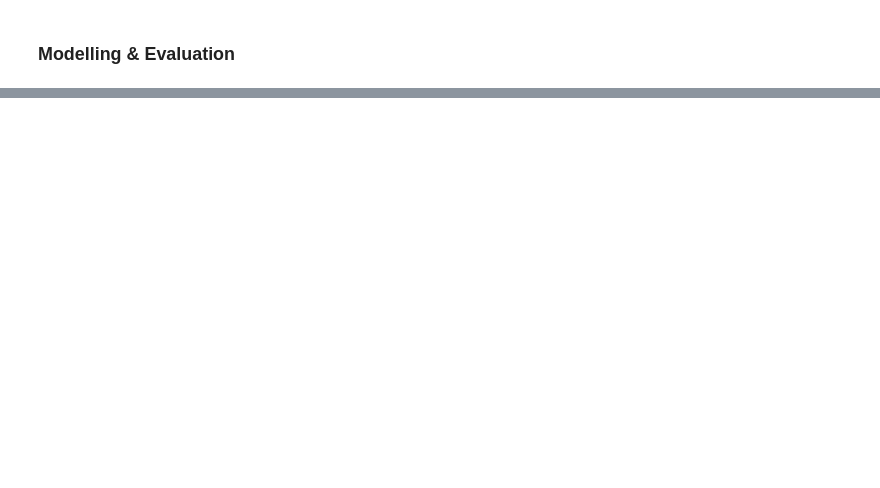
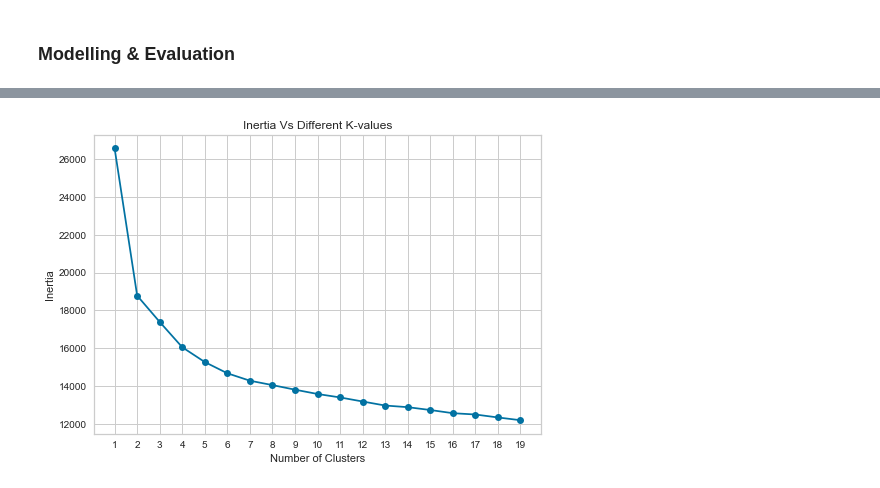
Before and after one commit to osama-sidahmed/Brazilian_E-Commerce_Public_Dataset_by_Olist_Clustering, a Jupyter notebook: Brazilian_E-Commerce_Public_Dataset_by_Olist_Clustering.ipynb, the cells around one changed output, grey strips where cells are left out. Saved outputs shown, nothing was run; the diff lists cells and outputs as text; code cells hidden in the pictures; blank space fills up the shorter version.

```diff
--- a/Brazilian_E-Commerce_Public_Dataset_by_Olist_Clustering.ipynb
+++ b/Brazilian_E-Commerce_Public_Dataset_by_Olist_Clustering.ipynb
@@ -1746,0 +1897,5 @@ df_orders_translated.shape
+# %%
+from sklearn.preprocessing import MinMaxScaler
+
+mm_scaler = MinMaxScaler()
+df_orders_translated_mm = mm_scaler.fit_transform(df_orders_translated)
@@ -1746,0 +1923,11 @@ df_orders_translated.shape
+# %%
+# Visualize different k values
+plt.figure()
+plt.plot(k_range, inertia_list, marker="o")
+plt.xlabel('Number of Clusters')
+plt.ylabel('Inertia')
+plt.title('Inertia Vs Different K-values')
+plt.xticks(k_range)
+plt.show();
+# %% [output]
+[figure, added]
```
Also changed, not shown: parts of 114 cells of this notebook.
